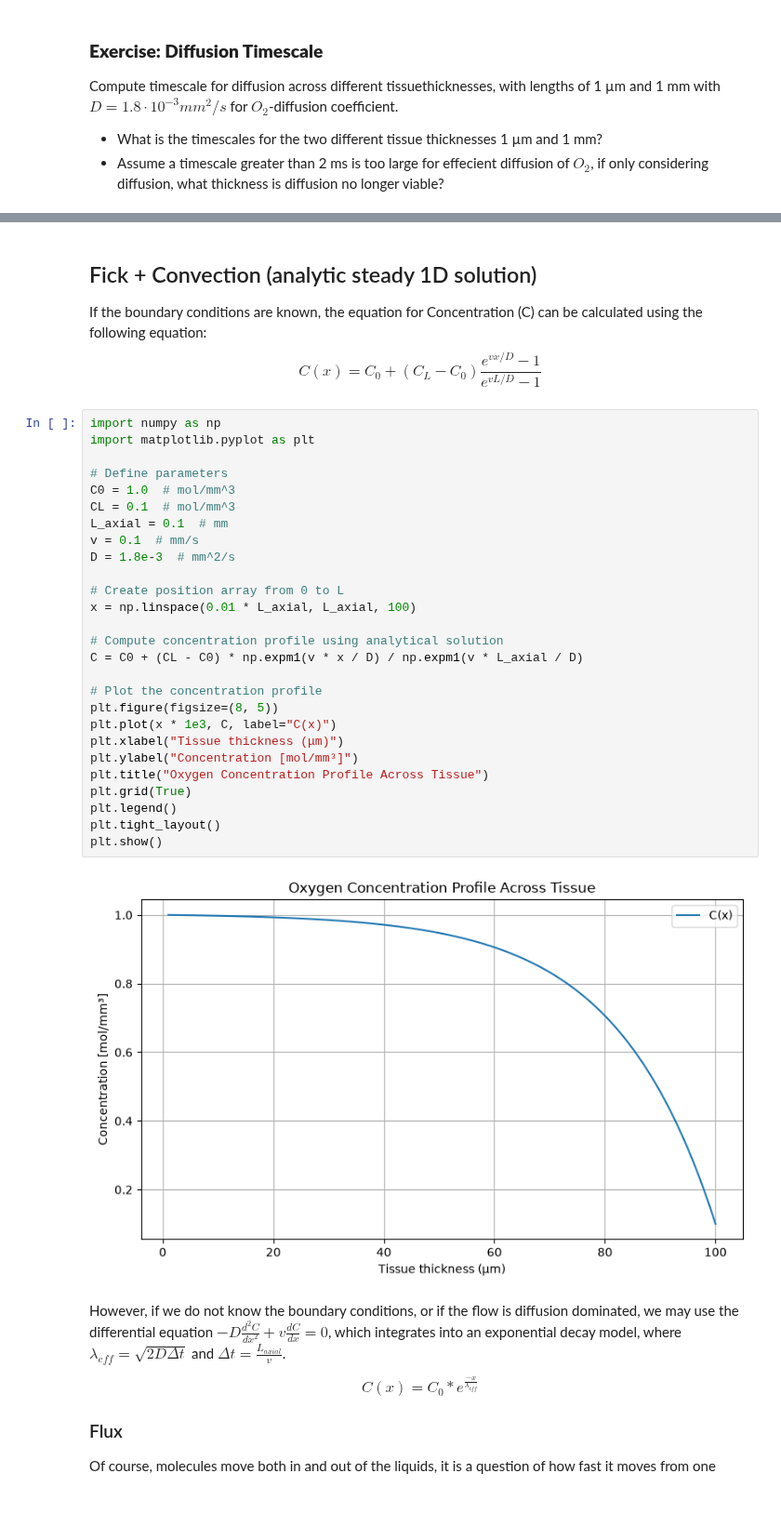
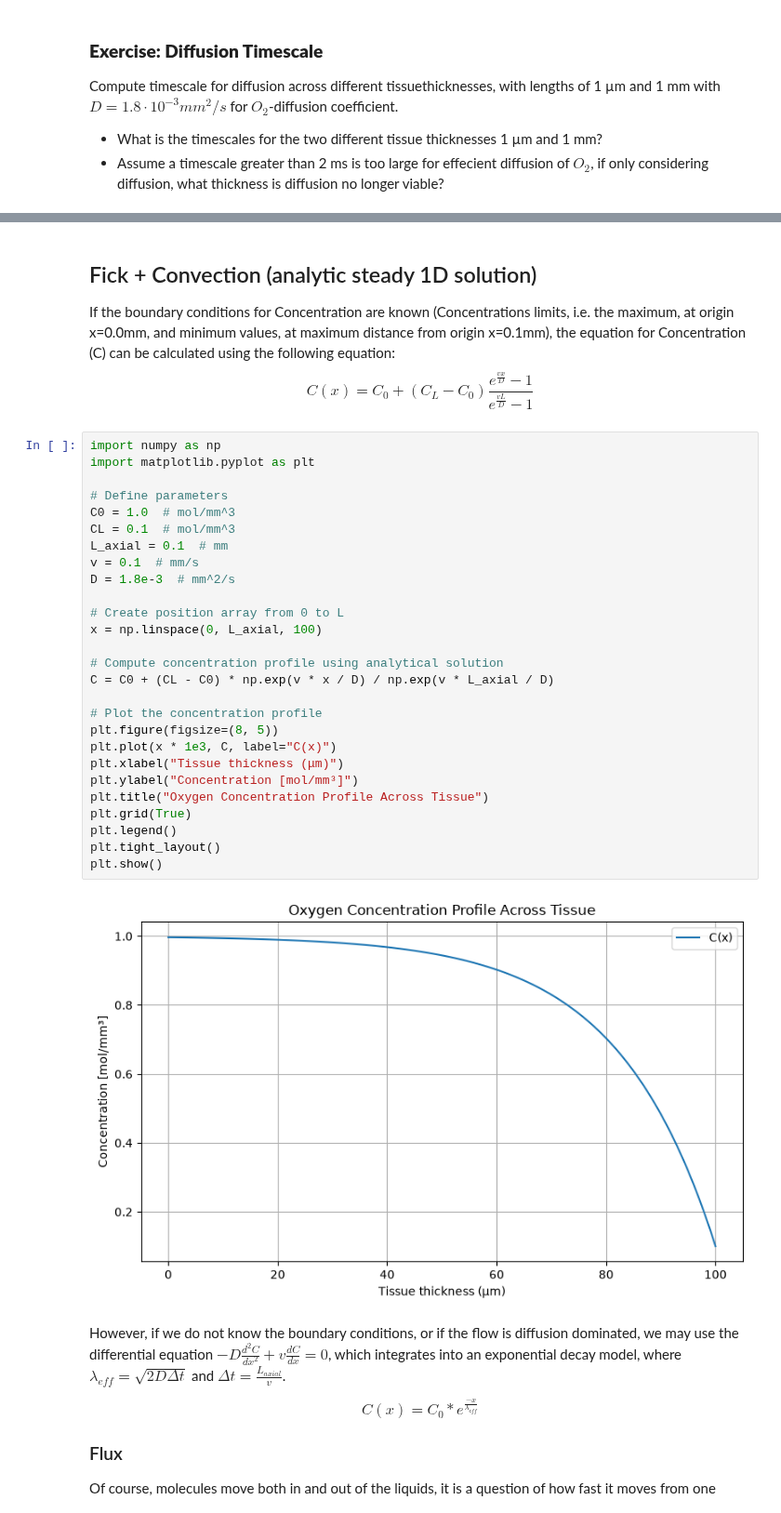
Before and after one commit to AAU-ST3-KHF/blod, a Jupyter notebook: Exercise Blood 1 sol.ipynb, the cells around one changed output, grey strips where cells are left out. Shown at 93% size. Cells and saved outputs as stored; diff of their text form.

```diff
--- a/Exercise Blood 1 sol.ipynb
+++ b/Exercise Blood 1 sol.ipynb
@@ -51,38 +66,37 @@ x2 = 1
 # %% [markdown]
 ## Fick + Convection (analytic steady 1D solution)
 
-
-If the boundary conditions are known, the equation for Concentration (C) can be calculated using the following equation:
-$$ C(x) = C_0 + (C_L - C_0)\frac{e^{v x / D} - 1}{e^{v L / D} - 1} $$
+If the boundary conditions for Concentration are known (Concentrations limits, i.e. the maximum, at origin x=0.0mm, and minimum values, at maximum distance from origin x=0.1mm), the equation for Concentration (C) can be calculated using the following equation:
+$$ C(x) = C_0 + (C_L - C_0)\frac{e^{\frac{v x}{D} } - 1}{e^{\frac{v L}{D}} - 1} $$
 # %%
 import numpy as np
 import matplotlib.pyplot as plt
 
 # Define parameters
 C0 = 1.0  # mol/mm^3
 CL = 0.1  # mol/mm^3
 L_axial = 0.1  # mm
 v = 0.1  # mm/s
 D = 1.8e-3  # mm^2/s
 
 # Create position array from 0 to L
-x = np.linspace(0.01 * L_axial, L_axial, 100)
+x = np.linspace(0, L_axial, 100)
 
 # Compute concentration profile using analytical solution
-C = C0 + (CL - C0) * np.expm1(v * x / D) / np.expm1(v * L_axial / D)
+C = C0 + (CL - C0) * np.exp(v * x / D) / np.exp(v * L_axial / D)
 
 # Plot the concentration profile
 plt.figure(figsize=(8, 5))
 plt.plot(x * 1e3, C, label="C(x)")
 plt.xlabel("Tissue thickness (μm)")
 plt.ylabel("Concentration [mol/mm³]")
 plt.title("Oxygen Concentration Profile Across Tissue")
 plt.grid(True)
 plt.legend()
 plt.tight_layout()
 plt.show()
 # %% [output]
-[figure, old version]
+[figure, new version]
 # %% [markdown]
 
 
```
Also changed, not shown: parts of 1 cell of this notebook, 6 other files.
